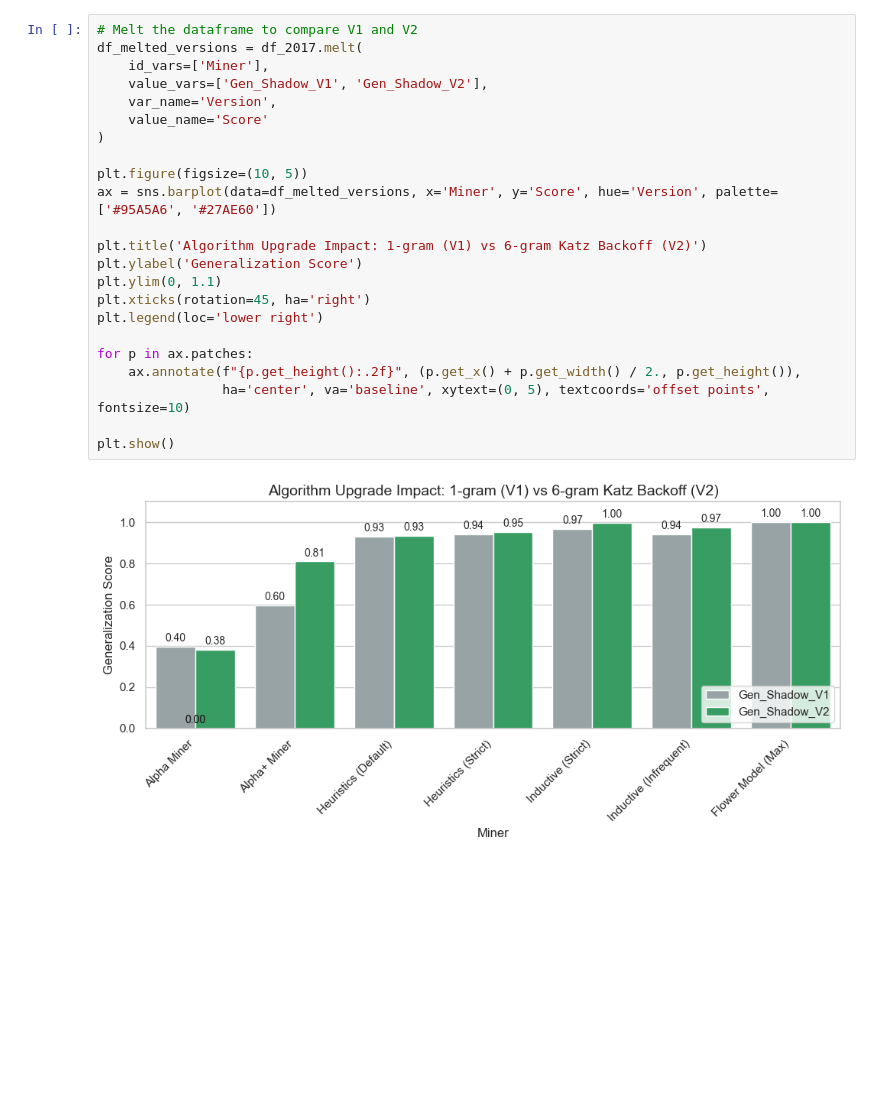
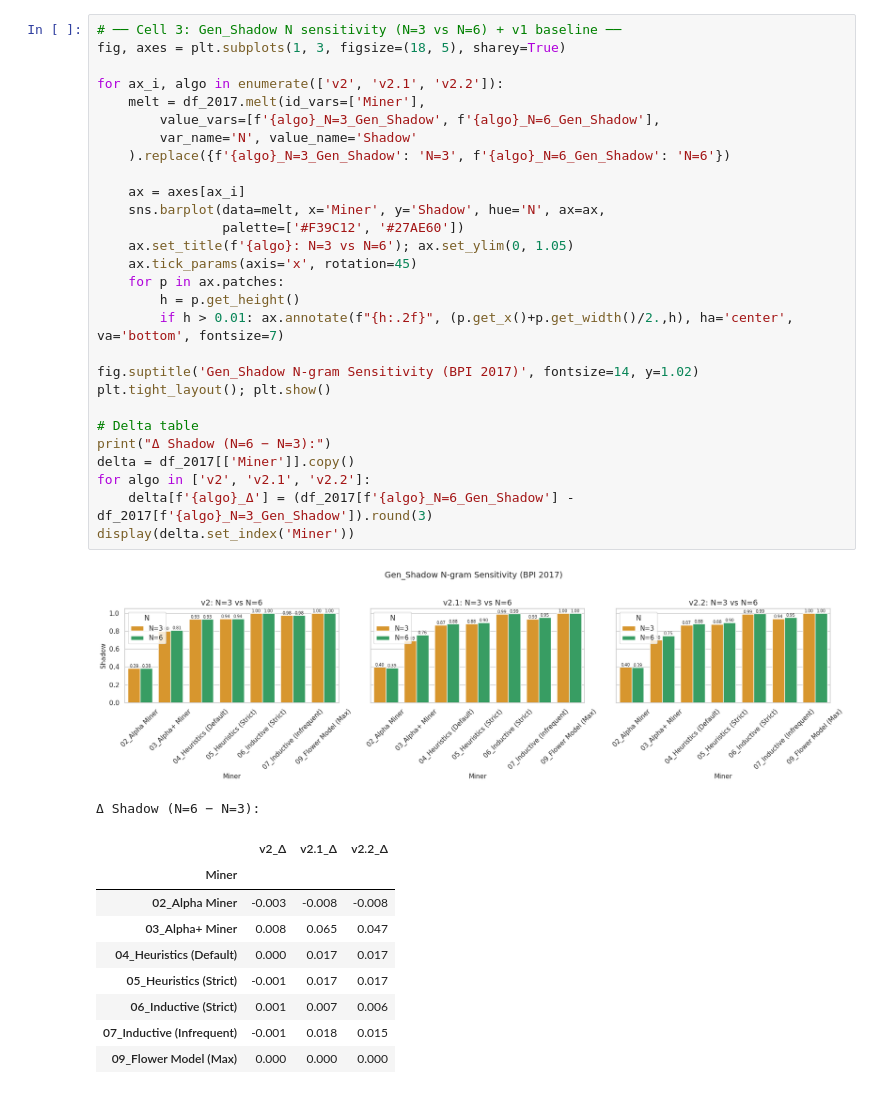
Before and after one commit to Gength/generalization_analysis, a Jupyter notebook: benchmark_analysis.ipynb, the cells around one changed output. Drawn from its saved outputs; the diff is of its cells as text; blank space fills up the shorter version.

```diff
--- a/benchmark_analysis.ipynb
+++ b/benchmark_analysis.ipynb
@@ -90,26 +66,41 @@ plt.show()
 # %%
-# Melt the dataframe to compare V1 and V2
-df_melted_versions = df_2017.melt(
-    id_vars=['Miner'],
-    value_vars=['Gen_Shadow_V1', 'Gen_Shadow_V2'],
-    var_name='Version',
-    value_name='Score'
-)
+# ── Cell 3: Gen_Shadow N sensitivity (N=3 vs N=6) + v1 baseline ──
+fig, axes = plt.subplots(1, 3, figsize=(18, 5), sharey=True)
 
-plt.figure(figsize=(10, 5))
-ax = sns.barplot(data=df_melted_versions, x='Miner', y='Score', hue='Version', palette=['#95A5A6', '#27AE60'])
+for ax_i, algo in enumerate(['v2', 'v2.1', 'v2.2']):
+    melt = df_2017.melt(id_vars=['Miner'],
+        value_vars=[f'{algo}_N=3_Gen_Shadow', f'{algo}_N=6_Gen_Shadow'],
+        var_name='N', value_name='Shadow'
+    ).replace({f'{algo}_N=3_Gen_Shadow': 'N=3', f'{algo}_N=6_Gen_Shadow': 'N=6'})
 
-plt.title('Algorithm Upgrade Impact: 1-gram (V1) vs 6-gram Katz Backoff (V2)')
-plt.ylabel('Generalization Score')
-plt.ylim(0, 1.1)
-plt.xticks(rotation=45, ha='right')
-plt.legend(loc='lower right')
+    ax = axes[ax_i]
+    sns.barplot(data=melt, x='Miner', y='Shadow', hue='N', ax=ax,
+                palette=['#F39C12', '#27AE60'])
+    ax.set_title(f'{algo}: N=3 vs N=6'); ax.set_ylim(0, 1.05)
+    ax.tick_params(axis='x', rotation=45)
+    for p in ax.patches:
+        h = p.get_height()
+        if h > 0.01: ax.annotate(f"{h:.2f}", (p.get_x()+p.get_width()/2.,h), ha='center', va='bottom', fontsize=7)
 
-for p in ax.patches:
-    ax.annotate(f"{p.get_height():.2f}", (p.get_x() + p.get_width() / 2., p.get_height()),
-                ha='center', va='baseline', xytext=(0, 5), textcoords='offset points', fontsize=10)
+fig.suptitle('Gen_Shadow N-gram Sensitivity (BPI 2017)', fontsize=14, y=1.02)
+plt.tight_layout(); plt.show()
 
-plt.show()
+# Delta table
+print("Δ Shadow (N=6 − N=3):")
+delta = df_2017[['Miner']].copy()
+for algo in ['v2', 'v2.1', 'v2.2']:
+    delta[f'{algo}_Δ'] = (df_2017[f'{algo}_N=6_Gen_Shadow'] - df_2017[f'{algo}_N=3_Gen_Shadow']).round(3)
+display(delta.set_index('Miner'))
 # %% [output]
-[figure, old version]
+[figure, new version]
+Δ Shadow (N=6 − N=3):
+|  | v2_Δ | v2.1_Δ | v2.2_Δ |
+| Miner |  |  |  |
+| 02_Alpha Miner | -0.003 | -0.008 | -0.008 |
+| 03_Alpha+ Miner | 0.008 | 0.065 | 0.047 |
+| 04_Heuristics (Default) | 0.000 | 0.017 | 0.017 |
+| 05_Heuristics (Strict) | -0.001 | 0.017 | 0.017 |
+| 06_Inductive (Strict) | 0.001 | 0.007 | 0.006 |
+| 07_Inductive (Infrequent) | -0.001 | 0.018 | 0.015 |
+| 09_Flower Model (Max) | 0.000 | 0.000 | 0.000 |
 # %%
```
Also changed, not shown: parts of 12 cells of this notebook, 7 other files.
